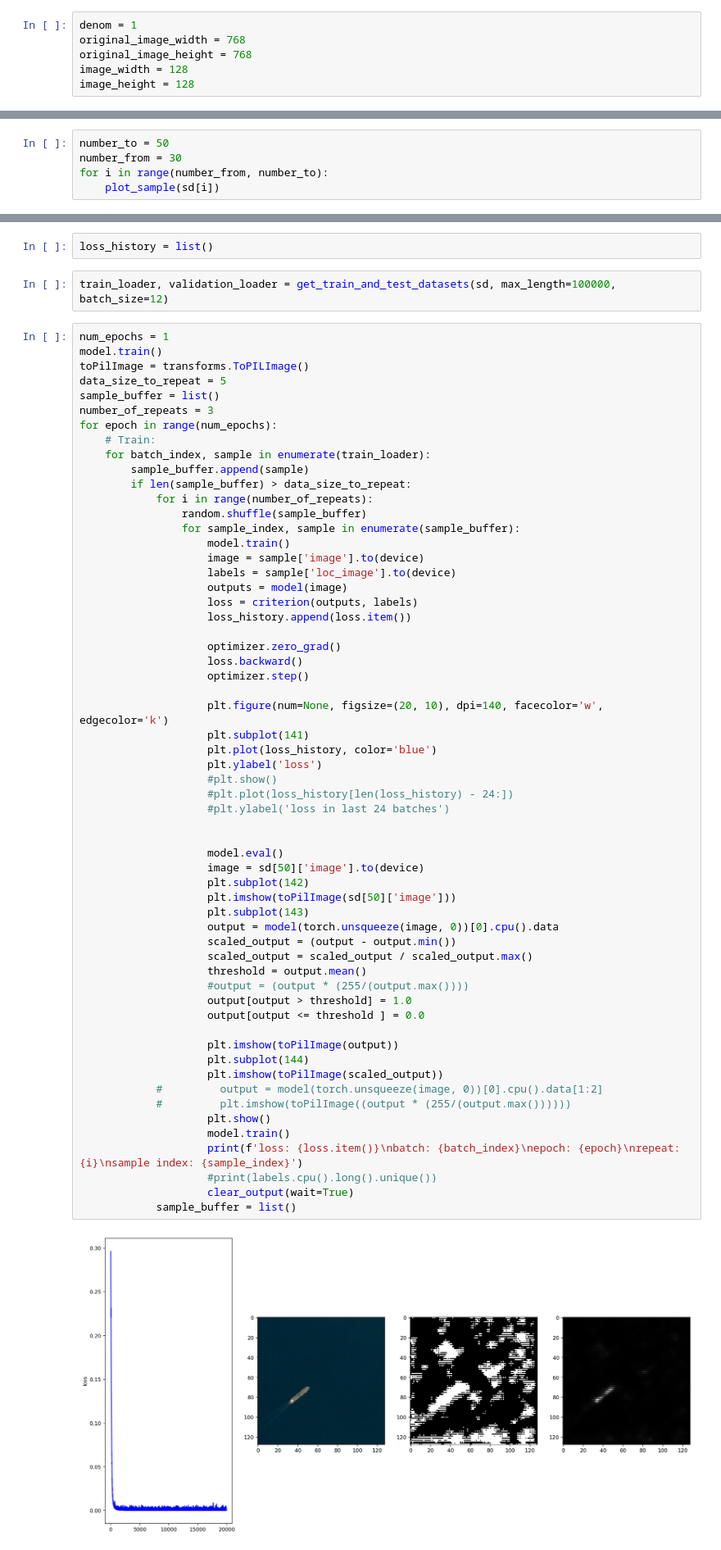
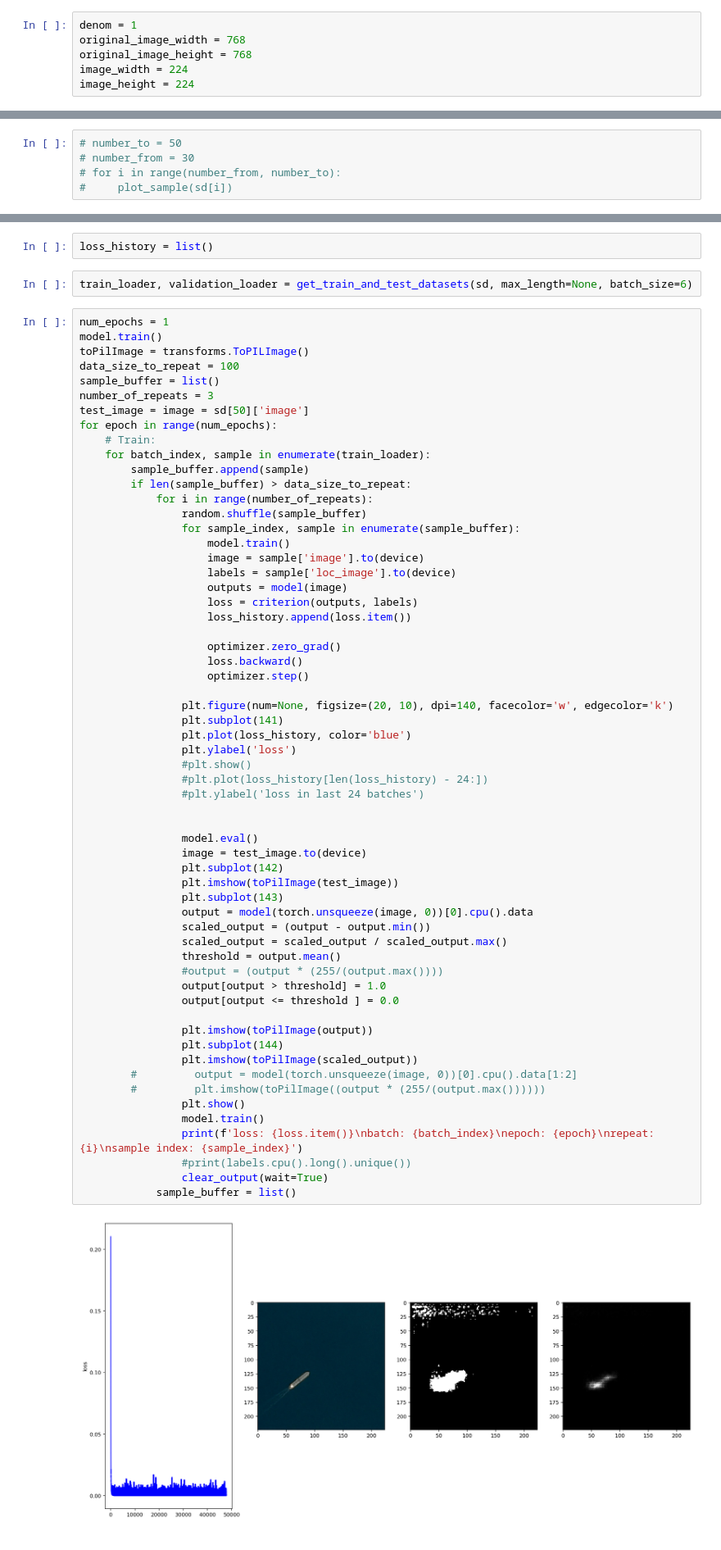
Before and after one commit to tetolab/shipdet, a Jupyter notebook: shipdet.ipynb, the cells around one changed output, grey strips where cells are left out. Shown at 82% size. Drawn from its saved outputs; the diff is of its cells as text.

```diff
--- a/shipdet.ipynb
+++ b/shipdet.ipynb
@@ -21,5 +21,5 @@ plt.ion()
 denom = 1
 original_image_width = 768
 original_image_height = 768
-image_width = 128
-image_height = 128
+image_width = 224
+image_height = 224
@@ -216,7 +218,7 @@ def plot_sample(sample):
     plt.imshow(loc_image, 'gray')
     plt.pause(0.001)  # pause a bit so that plots are updated
 # %%
-number_to = 50
-number_from = 30
-for i in range(number_from, number_to):
-    plot_sample(sd[i])
+# number_to = 50
+# number_from = 30
+# for i in range(number_from, number_to):
+#     plot_sample(sd[i])
@@ -409,65 +553,66 @@ criterion = torch.nn.MSELoss()
 # %%
 loss_history = list()
 # %%
-train_loader, validation_loader = get_train_and_test_datasets(sd, max_length=100000, batch_size=12)
+train_loader, validation_loader = get_train_and_test_datasets(sd, max_length=None, batch_size=6)
 # %%
 num_epochs = 1
 model.train()
 toPilImage = transforms.ToPILImage()
-data_size_to_repeat = 5
+data_size_to_repeat = 100
 sample_buffer = list()
 number_of_repeats = 3
+test_image = image = sd[50]['image']
 for epoch in range(num_epochs):
     # Train:
     for batch_index, sample in enumerate(train_loader):
         sample_buffer.append(sample)
         if len(sample_buffer) > data_size_to_repeat:
             for i in range(number_of_repeats):
                 random.shuffle(sample_buffer)
                 for sample_index, sample in enumerate(sample_buffer):
                     model.train()
                     image = sample['image'].to(device)
                     labels = sample['loc_image'].to(device)
                     outputs = model(image)
                     loss = criterion(outputs, labels)
                     loss_history.append(loss.item())
 
                     optimizer.zero_grad()
                     loss.backward()
                     optimizer.step()
 
-                    plt.figure(num=None, figsize=(20, 10), dpi=140, facecolor='w', edgecolor='k')
-                    plt.subplot(141)
-                    plt.plot(loss_history, color='blue')
-                    plt.ylabel('loss')
-                    #plt.show()
-                    #plt.plot(loss_history[len(loss_history) - 24:])
-                    #plt.ylabel('loss in last 24 batches')
+                plt.figure(num=None, figsize=(20, 10), dpi=140, facecolor='w', edgecolor='k')
+                plt.subplot(141)
+                plt.plot(loss_history, color='blue')
+                plt.ylabel('loss')
+                #plt.show()
+                #plt.plot(loss_history[len(loss_history) - 24:])
+                #plt.ylabel('loss in last 24 batches')
 
 
-                    model.eval()
-                    image = sd[50]['image'].to(device)
-                    plt.subplot(142)
-                    plt.imshow(toPilImage(sd[50]['image']))
-                    plt.subplot(143)
-                    output = model(torch.unsqueeze(image, 0))[0].cpu().data
-                    scaled_output = (output - output.min())
-                    scaled_output = scaled_output / scaled_output.max()
-                    threshold = output.mean()
-                    #output = (output * (255/(output.max())))
-                    output[output > threshold] = 1.0
-                    output[output <= threshold ] = 0.0
+                model.eval()
+                image = test_image.to(device)
+                plt.subplot(142)
+                plt.imshow(toPilImage(test_image))
+                plt.subplot(143)
+                output = model(torch.unsqueeze(image, 0))[0].cpu().data
+                scaled_output = (output - output.min())
+                scaled_output = scaled_output / scaled_output.max()
+                threshold = output.mean()
+                #output = (output * (255/(output.max())))
+                output[output > threshold] = 1.0
+                output[output <= threshold ] = 0.0
 
-                    plt.imshow(toPilImage(output))
-                    plt.subplot(144)
-                    plt.imshow(toPilImage(scaled_output))
-            #         output = model(torch.unsqueeze(image, 0))[0].cpu().data[1:2]
-            #         plt.imshow(toPilImage((output * (255/(output.max())))))
-                    plt.show()
-                    model.train()
-                    print(f'loss: {loss.item()}\nbatch: {batch_index}\nepoch: {epoch}\nrepeat: {i}\nsample index: {sample_index}')
-                    #print(labels.cpu().long().unique())
-                    clear_output(wait=True)
+                plt.imshow(toPilImage(output))
+                plt.subplot(144)
+                plt.imshow(toPilImage(scaled_output))
+        #         output = model(torch.unsqueeze(image, 0))[0].cpu().data[1:2]
+        #         plt.imshow(toPilImage((output * (255/(output.max())))))
+                plt.show()
+                model.train()
+                print(f'loss: {loss.item()}\nbatch: {batch_index}\nepoch: {epoch}\nrepeat: {i}\nsample index: {sample_index}')
+                #print(labels.cpu().long().unique())
+                clear_output(wait=True)
             sample_buffer = list()
 # %% [output]
-[figure, old version]
+[figure, new version]
```
Also changed, not shown: parts of 12 cells of this notebook.
